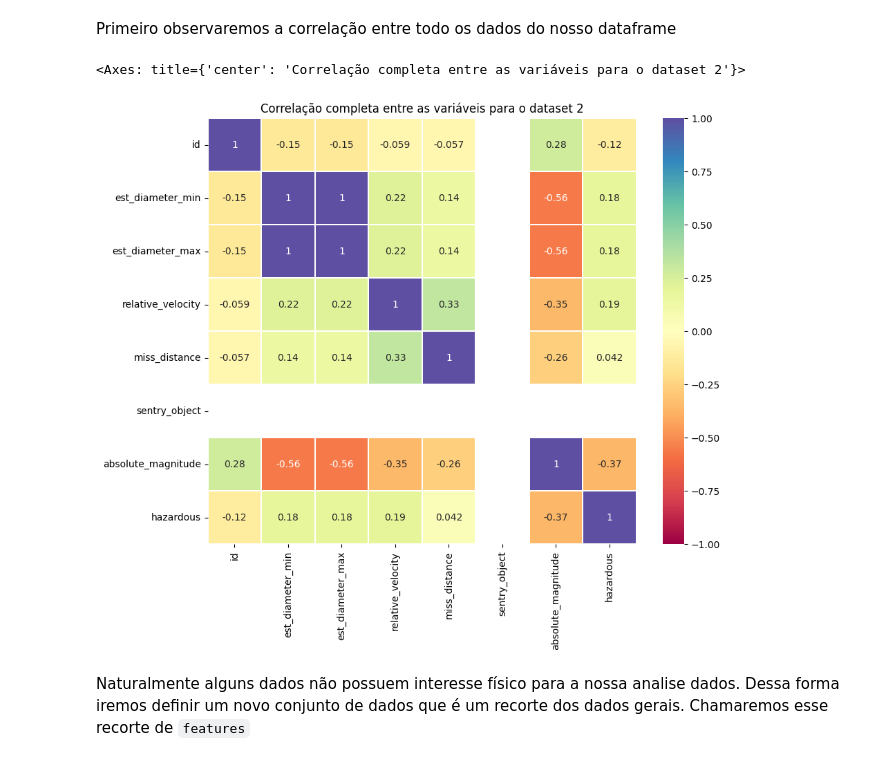
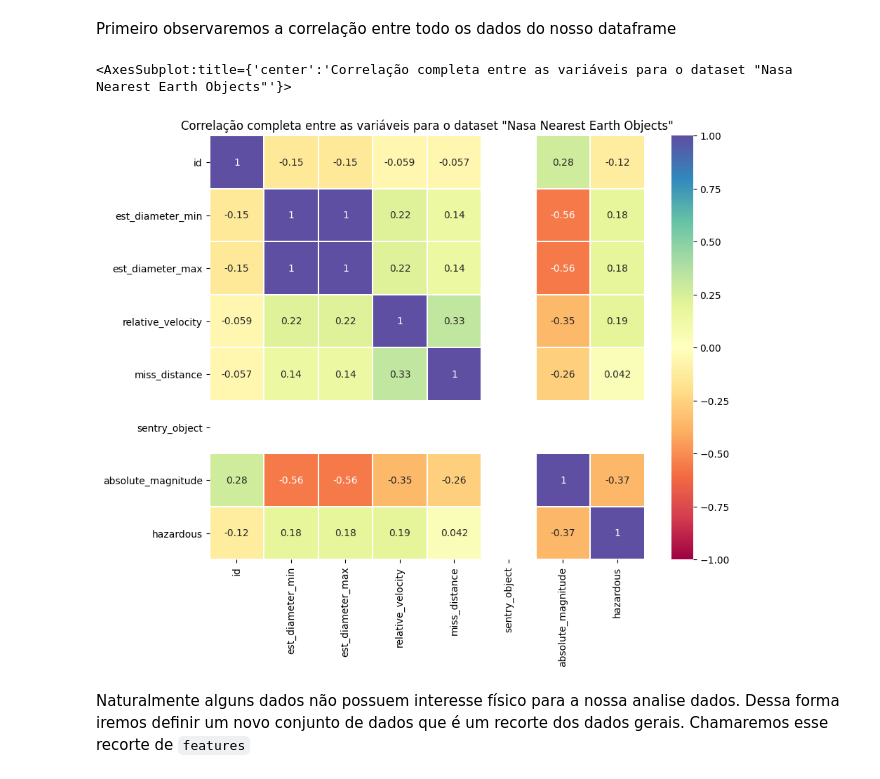
Before and after one commit to barauna-lo/Code_Library, a Jupyter notebook: TCC_PUCMinas.ipynb, the cells around one changed output. Cells and saved outputs as stored; diff of their text form; code cells hidden in the pictures.

```diff
--- a/TCC_PUCMinas.ipynb
+++ b/TCC_PUCMinas.ipynb
@@ -246,19 +196,19 @@ memory usage: 5.7+ MB
 # %% [markdown]
 Primeiro observaremos a correlação entre todo os dados do nosso dataframe
 # %%
-plt.figure(figsize=(10,8))
+plt.figure(figsize=(10,8),dpi=100)
 df_nasa = pd.read_csv('neo.csv')
-plt.title('Correlação completa entre as variáveis para o dataset 2')
+plt.title(f'Correlação completa entre as variáveis para o dataset "{ds1}"')
 sns.heatmap(df_nasa.corr(),
             annot=True,
             linewidths = 0.1,
             linecolor = 'white',
             cmap="Spectral",
             vmin=-1,
             vmax=1)
 # %% [output]
-<Axes: title={'center': 'Correlação completa entre as variáveis para o dataset 2'}>
+<AxesSubplot:title={'center':'Correlação completa entre as variáveis para o dataset "Nasa Nearest Earth Objects"'}>
-[figure, old version]
+[figure, new version]
 # %% [markdown]
 Naturalmente alguns dados não possuem interesse físico para a nossa analise dados. Dessa forma iremos definir um novo conjunto de dados que é um recorte dos dados gerais. Chamaremos esse recorte de `features`
 # %%
```
Also changed, not shown: parts of 112 cells of this notebook.
